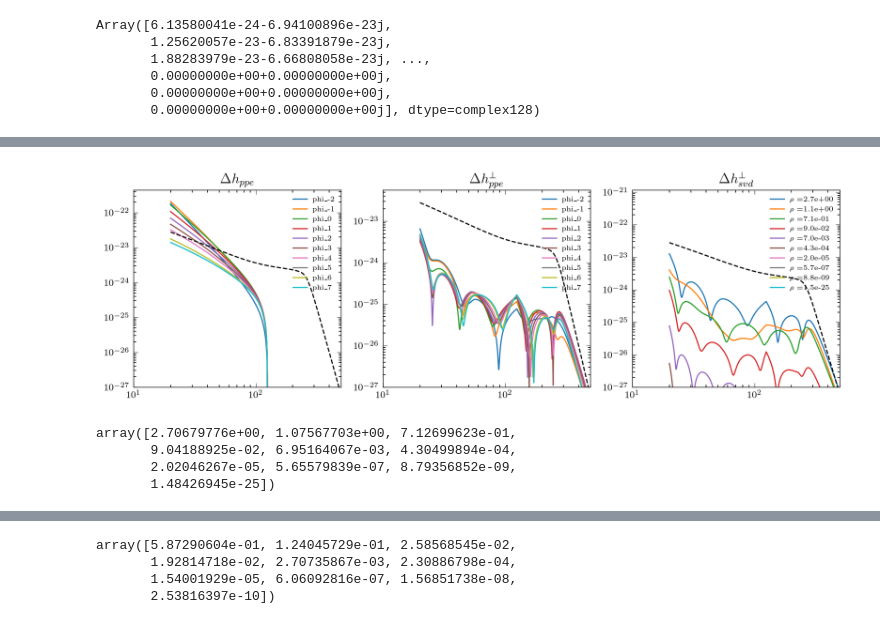
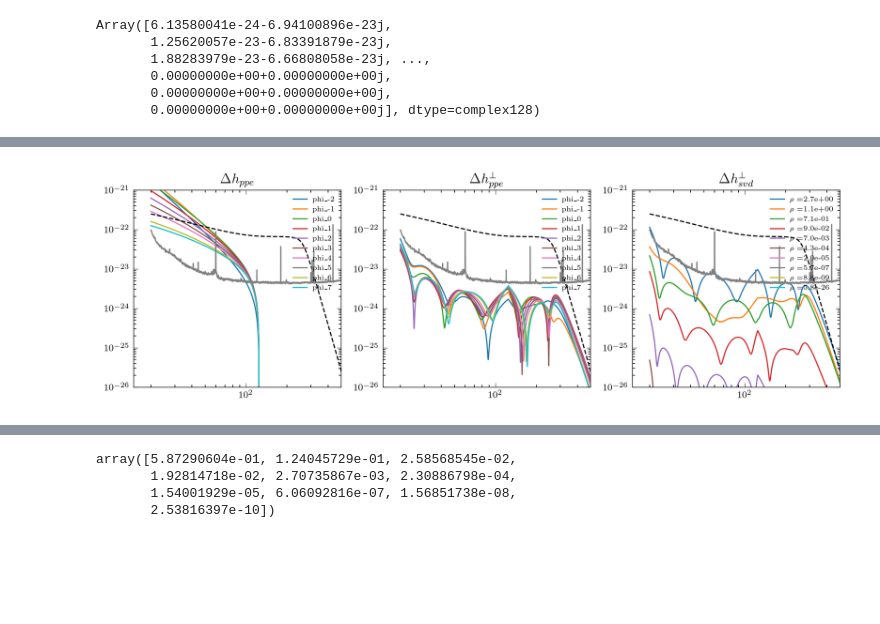
Before and after one commit to BrianCSeymour/geo-tgr, a Jupyter notebook: svd-ppeperp.ipynb, the cells around one changed output, grey strips where cells are left out. Drawn from its saved outputs; the diff is of its cells as text; code cells hidden in the pictures; blank space fills up the shorter version.

```diff
--- a/svd-ppeperp.ipynb
+++ b/svd-ppeperp.ipynb
@@ -238,53 +225,37 @@ IndexError: invalid index to scalar variable.
 # %%
 normsvd = np.zeros(s.shape[0])
 for j in range(s.shape[0]):
     normarr = np.zeros(3)
     for i in range(3):
         v = s[j]*Vh[j,i*4000:(i+1)*4000]/weight
         normarr[i] = np.real(lib.innprod(v, v, obj.psdO3, obj.freqs))
     normsvd[j] = np.sum(normarr)**(1/2)
     # print(np.sum(normarr)**(1/2))
 
 
-# Create a figure with 1 row and 3 columns of subplots
 fig, axs = plt.subplots(1, 3, figsize=(9, 3))
 
-# Plot 1: Using resDh data
+norm = 2*np.sqrt(obj.freqs)
 for k in kk:
-    axs[0].loglog(obj.freqs, np.abs(resDh[obj.k2str[k]]["H1"]), label=obj.k2str[k])
-axs[0].loglog(obj.freqs, np.abs(obj.get_h_gr(x)["H1"]), ls="--", c="k")
-axs[0].set_xlim(10, 500)
-axs[0].set_ylim(bottom=1e-27)
-axs[0].legend(loc=1)
+    axs[0].loglog(obj.freqs, norm*np.abs(resDh[obj.k2str[k]]["H1"]), label=obj.k2str[k])
 axs[0].set_title(r"$\Delta h_{ppe}$")
 
-# Plot 2: Using res data
 for k in kk:
-    axs[1].loglog(obj.freqs, np.abs(res[obj.k2str[k]]["H1"]), label=obj.k2str[k])
-axs[1].loglog(obj.freqs, np.abs(obj.get_h_gr(x)["H1"]), ls="--", c="k")
-axs[1].set_xlim(10, 500)
-axs[1].set_ylim(bottom=1e-27)
-axs[1].legend(loc=1)
+    axs[1].loglog(obj.freqs, norm*np.abs(res[obj.k2str[k]]["H1"]), label=obj.k2str[k])
 axs[1].set_title(r"$\Delta h_{ppe}^\perp$")
 
-# Plot 3: Using s and Vh data
 for i in range(10):
-    axs[2].loglog(obj.freqs, np.abs(s[i] * Vh[i, :4000] / weight), label=rf"$\rho=${normsvd[i]:0.1e}")
-axs[2].loglog(obj.freqs, np.abs(obj.get_h_gr(x)["H1"]), ls="--", c="k")
-axs[2].set_xlim(10, 500)
-axs[2].set_ylim(bottom=1e-27)
+    axs[2].loglog(obj.freqs, norm*np.abs(s[i] * Vh[i, :4000] / weight), label=rf"$\rho=${normsvd[i]:0.1e}")
 axs[2].set_title(r"$\Delta h_{svd}^\perp$")
-axs[2].legend(loc=1)
 
-# Adjust layout for better spacing
+for i in range(3):
+    axs[i].set_xlim(15, 500)
+    axs[i].set_ylim(bottom=1e-26,top=1e-21)
+    axs[i].legend(loc=1)
+    axs[i].loglog(obj.freqs, norm*np.abs(obj.get_h_gr(x)["H1"]), ls="--", c="k")
+    axs[i].loglog(obj.freqs, obj.psdO3**(1/2), c="grey")
+
 plt.tight_layout()
 plt.show()
 # %% [output]
-[figure, old version]
+[figure, new version]
-# %%
-normsvd
-# %% [output]
-array([2.70679776e+00, 1.07567703e+00, 7.12699623e-01,
-       9.04188925e-02, 6.95164067e-03, 4.30499894e-04,
-       2.02046267e-05, 5.65579839e-07, 8.79356852e-09,
-       1.48426945e-25])
```
Also changed, not shown: parts of 4 cells of this notebook.
